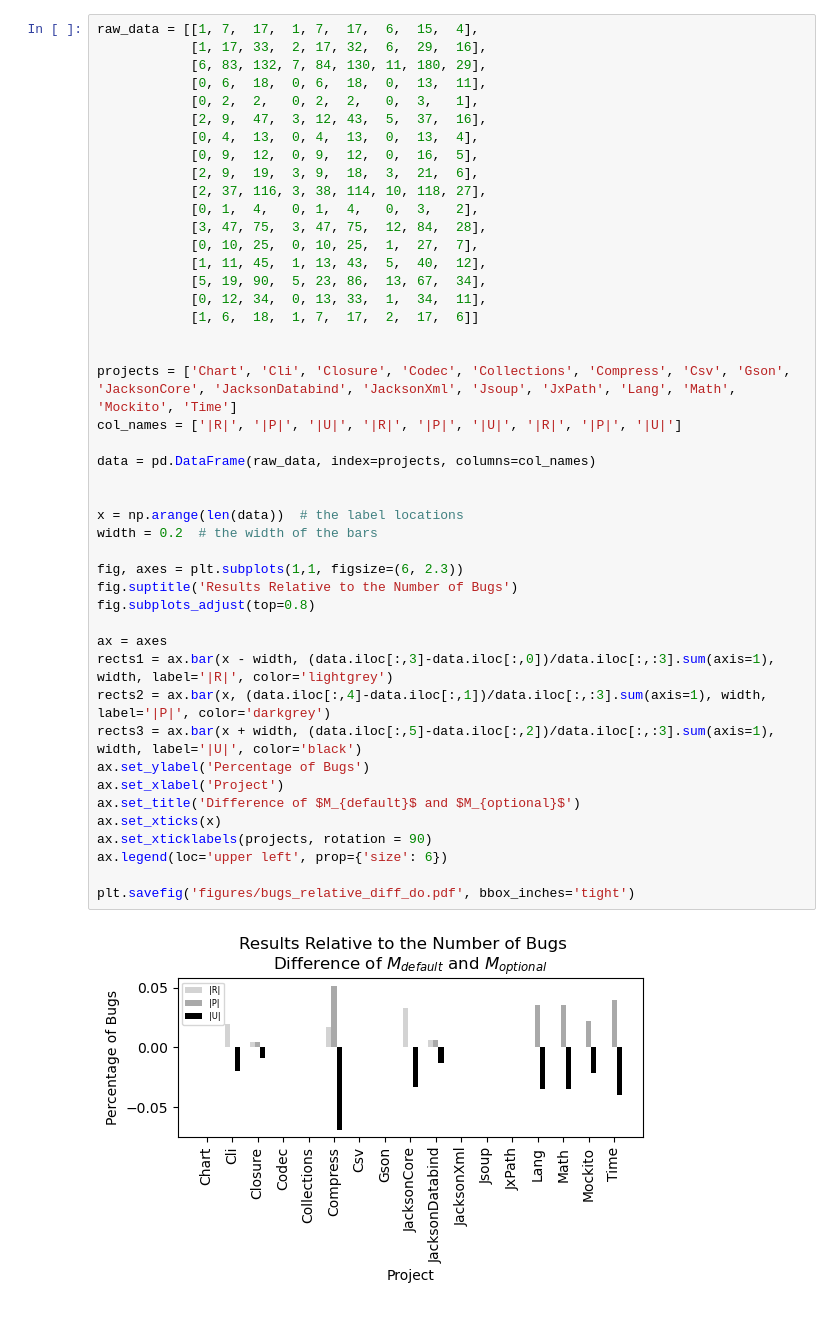
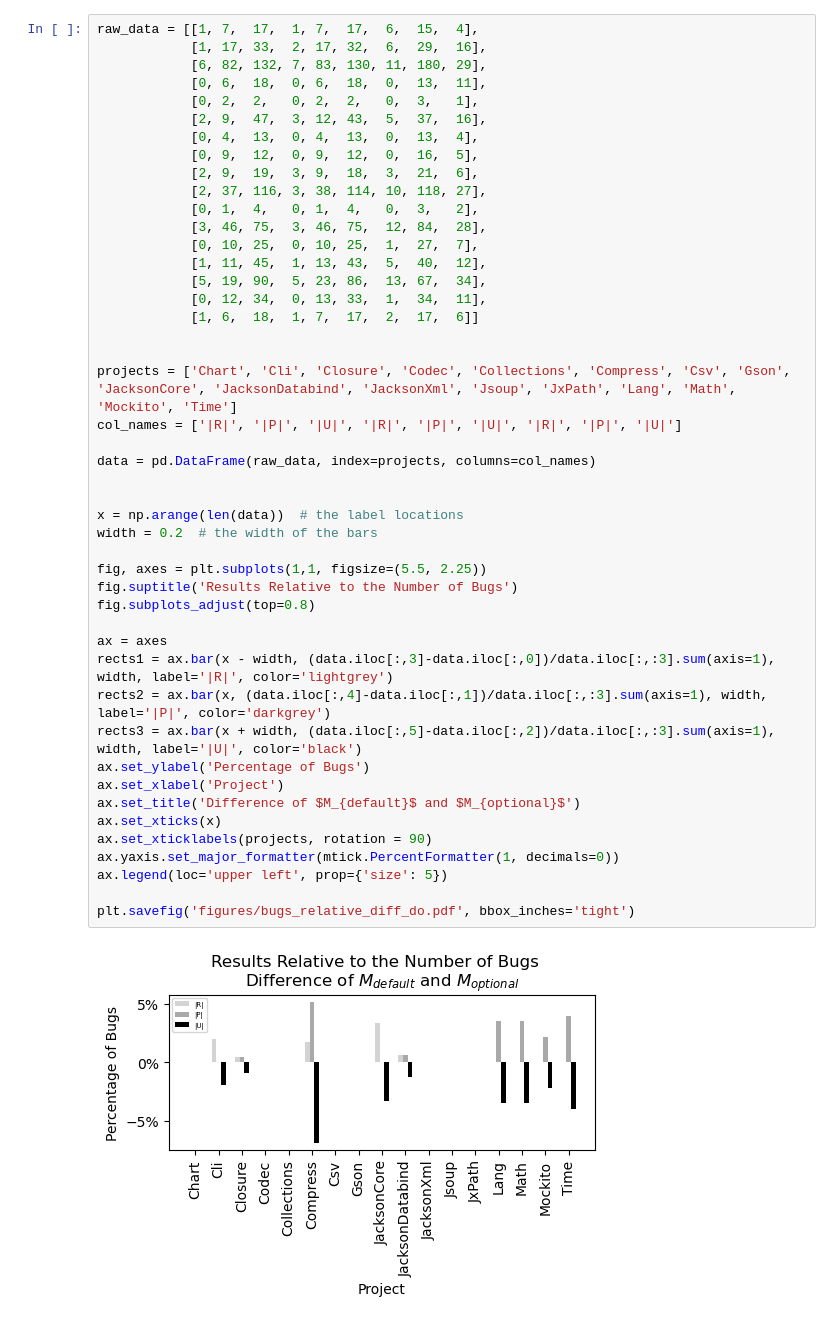
Before and after one commit to sherbold/replication-kit-chp-study, a Jupyter notebook: Visualizations.ipynb, the cells around one changed output. Cells and saved outputs as stored; diff of their text form.

```diff
--- a/Visualizations.ipynb
+++ b/Visualizations.ipynb
@@ -149,7 +153,7 @@ plt.savefig('figures/bugs_relative_extended.pdf', bbox_inches='tight')
 # %%
 raw_data = [[1, 7,  17,  1, 7,  17,  6,  15,  4],
             [1, 17, 33,  2, 17, 32,  6,  29,  16],
-            [6, 83, 132, 7, 84, 130, 11, 180, 29],
+            [6, 82, 132, 7, 83, 130, 11, 180, 29],
             [0, 6,  18,  0, 6,  18,  0,  13,  11],
             [0, 2,  2,   0, 2,  2,   0,  3,   1],
             [2, 9,  47,  3, 12, 43,  5,  37,  16],
@@ -158,41 +162,42 @@ raw_data = [[1, 7,  17,  1, 7,  17,  6,  15,  4],
             [2, 9,  19,  3, 9,  18,  3,  21,  6],
             [2, 37, 116, 3, 38, 114, 10, 118, 27],
             [0, 1,  4,   0, 1,  4,   0,  3,   2],
-            [3, 47, 75,  3, 47, 75,  12, 84,  28],
+            [3, 46, 75,  3, 46, 75,  12, 84,  28],
             [0, 10, 25,  0, 10, 25,  1,  27,  7],
             [1, 11, 45,  1, 13, 43,  5,  40,  12],
             [5, 19, 90,  5, 23, 86,  13, 67,  34],
             [0, 12, 34,  0, 13, 33,  1,  34,  11],
             [1, 6,  18,  1, 7,  17,  2,  17,  6]]
 
 
 projects = ['Chart', 'Cli', 'Closure', 'Codec', 'Collections', 'Compress', 'Csv', 'Gson', 'JacksonCore', 'JacksonDatabind', 'JacksonXml', 'Jsoup', 'JxPath', 'Lang', 'Math', 'Mockito', 'Time']
 col_names = ['|R|', '|P|', '|U|', '|R|', '|P|', '|U|', '|R|', '|P|', '|U|']
 
 data = pd.DataFrame(raw_data, index=projects, columns=col_names)
 
 
 x = np.arange(len(data))  # the label locations
 width = 0.2  # the width of the bars
 
-fig, axes = plt.subplots(1,1, figsize=(6, 2.3))
+fig, axes = plt.subplots(1,1, figsize=(5.5, 2.25))
 fig.suptitle('Results Relative to the Number of Bugs')
 fig.subplots_adjust(top=0.8)
 
 ax = axes
 rects1 = ax.bar(x - width, (data.iloc[:,3]-data.iloc[:,0])/data.iloc[:,:3].sum(axis=1), width, label='|R|', color='lightgrey')
 rects2 = ax.bar(x, (data.iloc[:,4]-data.iloc[:,1])/data.iloc[:,:3].sum(axis=1), width, label='|P|', color='darkgrey')
 rects3 = ax.bar(x + width, (data.iloc[:,5]-data.iloc[:,2])/data.iloc[:,:3].sum(axis=1), width, label='|U|', color='black')
 ax.set_ylabel('Percentage of Bugs')
 ax.set_xlabel('Project')
 ax.set_title('Difference of $M_{default}$ and $M_{optional}$')
 ax.set_xticks(x)
 ax.set_xticklabels(projects, rotation = 90)
-ax.legend(loc='upper left', prop={'size': 6})
+ax.yaxis.set_major_formatter(mtick.PercentFormatter(1, decimals=0))
+ax.legend(loc='upper left', prop={'size': 5})
 
 plt.savefig('figures/bugs_relative_diff_do.pdf', bbox_inches='tight')
 # %% [output]
-[figure, old version]
+[figure, new version]
 # %%
 raw_data = [[1, 7,  17,  1, 7,  17,  6,  15,  4],
             [1, 17, 33,  2, 17, 32,  6,  29,  16],
```
Also changed, not shown: parts of 13 cells of this notebook, 4 other files.
